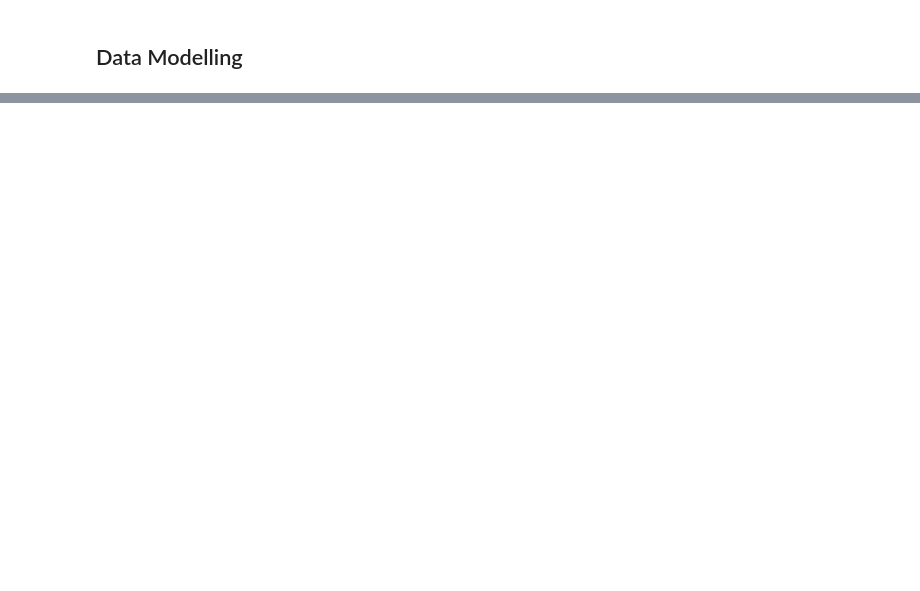
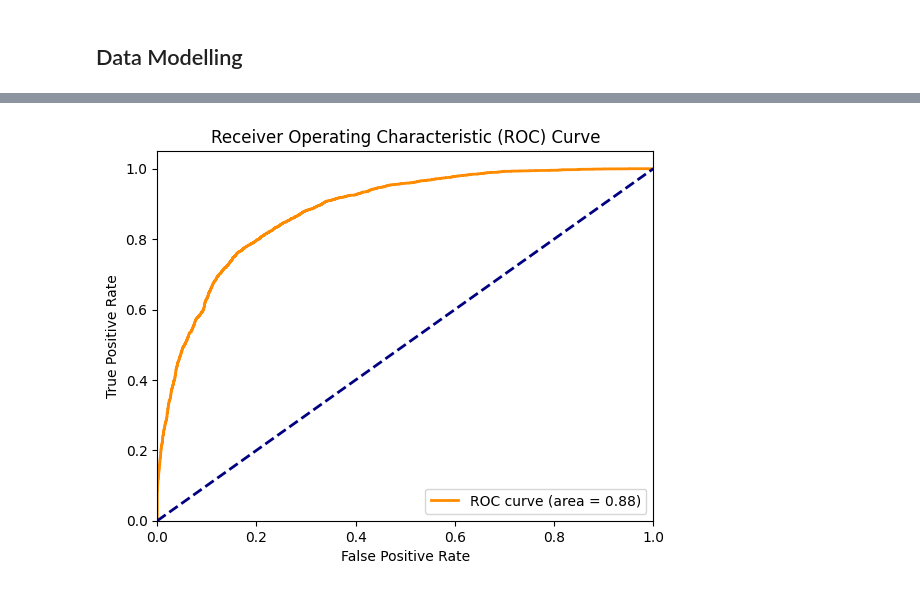
Before and after one commit to EvaW01/schulich_data_science_Xinyue-Wang, a Jupyter notebook: data_science_final_group_project.ipynb, the cells around one changed output, grey strips where cells are left out. Cells and saved outputs as stored; diff of their text form; code cells hidden in the pictures; blank space fills up the shorter version.

```diff
--- a/data_science_final_group_project.ipynb
+++ b/data_science_final_group_project.ipynb
@@ -1064,0 +1152,9 @@ Original Value: 0.0, Predicted Value: 0.137168522525636
+# %%
+X = md_df[['position_C', 'position_C-PF', 'position_PF', 'position_PF-C', 'position_PF-SF', 'position_PG', 'position_PG-SG',
+           'position_SF', 'position_SF-PF', 'position_SF-SG', 'position_SG', 'position_SG-PG', 'position_SG-PG-SF', 'position_SG-SF',
+           'age', 'experience', 'games_played', 'games_started', 'personal_fouls', 'average_shot_distance', 'num_seasons']]
+
+y = md_df['player_performance_metric']
+# %%
+# Split the data into training and testing sets
+X_train, X_test, y_train, y_test = train_test_split(X, y, test_size=0.3, random_state=42)
@@ -1064,0 +1163,4 @@ Original Value: 0.0, Predicted Value: 0.137168522525636
+# %%
+# Initialize and train the logistic regression model
+log_reg = LogisticRegression(max_iter=1000)
+log_reg.fit(X_train, y_train)
@@ -1064,0 +1169,4 @@ Original Value: 0.0, Predicted Value: 0.137168522525636
+# %%
+# Make predictions
+y_pred = log_reg.predict(X_test)
+y_pred_prob = log_reg.predict_proba(X_test)[:, 1]
@@ -1064,0 +1201,18 @@ Original Value: 0.0, Predicted Value: 0.137168522525636
+# %%
+# Calculate ROC curve and AUC
+fpr, tpr, thresholds = roc_curve(y_test, y_pred_prob)
+roc_auc = roc_auc_score(y_test, y_pred_prob)
+
+# Plot ROC curve
+plt.figure()
+plt.plot(fpr, tpr, color='darkorange', lw=2, label=f'ROC curve (area = {roc_auc:.2f})')
+plt.plot([0, 1], [0, 1], color='navy', lw=2, linestyle='--')
+plt.xlim([0.0, 1.0])
+plt.ylim([0.0, 1.05])
+plt.xlabel('False Positive Rate')
+plt.ylabel('True Positive Rate')
+plt.title('Receiver Operating Characteristic (ROC) Curve')
+plt.legend(loc="lower right")
+plt.show()
+# %% [output]
+[figure, added]
```
Also changed, not shown: parts of 53 cells of this notebook, 1 other file.
